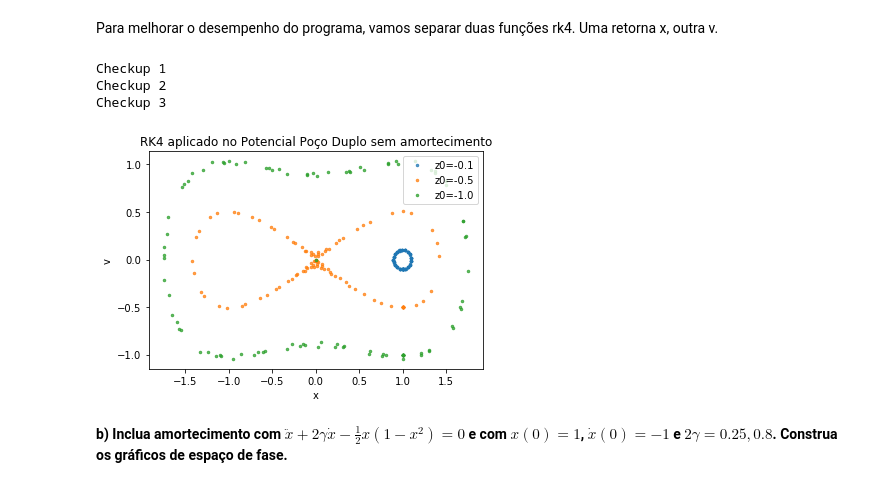
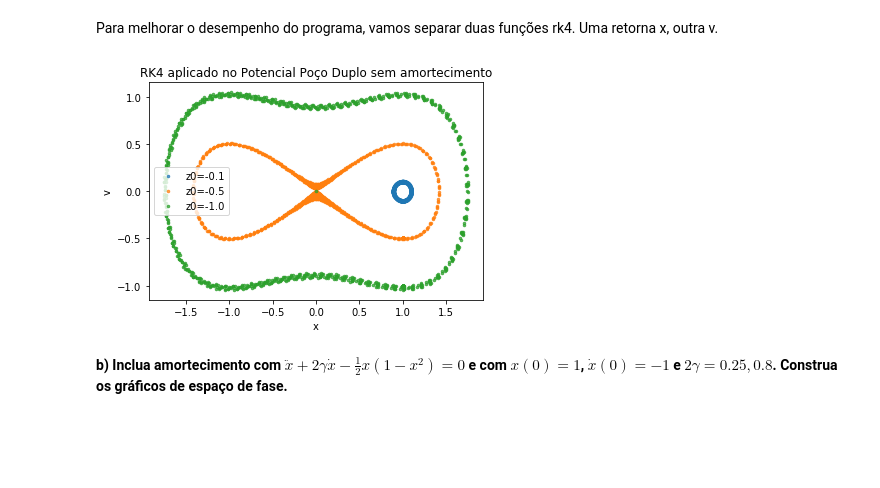
Before and after one commit to leonardovaladao/MAP214, a Jupyter notebook: Exercise Programs/EP4.ipynb, the cells around one changed output. Saved outputs shown, nothing was run; the diff lists cells and outputs as text; code cells hidden in the pictures; blank space fills up the shorter version.

```diff
--- a/Exercise Programs/EP4.ipynb
+++ b/Exercise Programs/EP4.ipynb
@@ -152,39 +152,35 @@ def g(t,x,z):
 # %%
 # Plotar
 # Definir região t a ser plotada
 a=0
 b=100
 # Definir passo e constantes
-step = 1
+step = 0.1
 zs = [-0.1, -0.5, -1]
 # Loop para imprimir com as 3 constantes
 
 for z in zs:
     # Definir x
     x = [0]
     for t in np.arange(a,b,step):
         x.append(rk4(g, y0=1, z0=z, h=0.01, tf=t, t0=10)[0])
     # Definir x'
     v = [0]
     for t in np.arange(a,b,step):
         v.append(rk4(g, y0=1, z0=z, h=0.01, tf=t, t0=10)[1])
 
     # Plotar
     plt.plot(x, v, label='z0={:.1f}'.format(z),
              marker='.', markersize=5, lw=0, alpha=0.75)
     # Imprimir checkup apenas para monitorar demora do algoritmo
-    print('Checkup',str(zs.index(z)+1))
 # Embelezar gráfico
 plt.title('RK4 aplicado no Potencial Poço Duplo sem amortecimento')
 plt.xlabel('x')
 plt.ylabel('v')
 plt.legend()
 plt.show()
 # %% [output]
-Checkup 1
-Checkup 2
-Checkup 3
-[figure, old version]
+[figure, new version]
 # %% [markdown]
 **b) Inclua amortecimento com $\ddot{x}+2\gamma \dot{x} - \frac{1}{2}x(1-x^2)=0$ e com $x(0)=1$, $\dot{x}(0)=-1$ e $2\gamma=0.25, 0.8$. Construa os gráficos de espaço de fase.**
 # %% [markdown]
```
Also changed, not shown: parts of 22 cells of this notebook, 2 other files.
